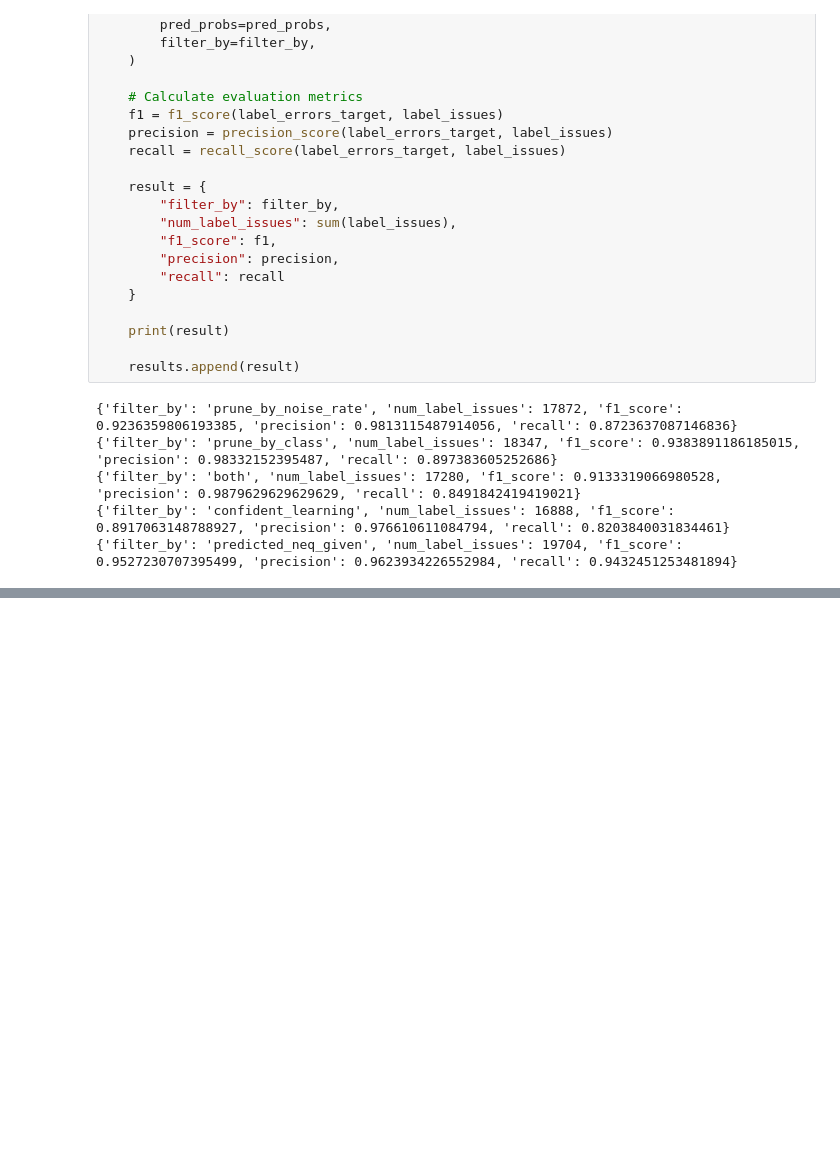
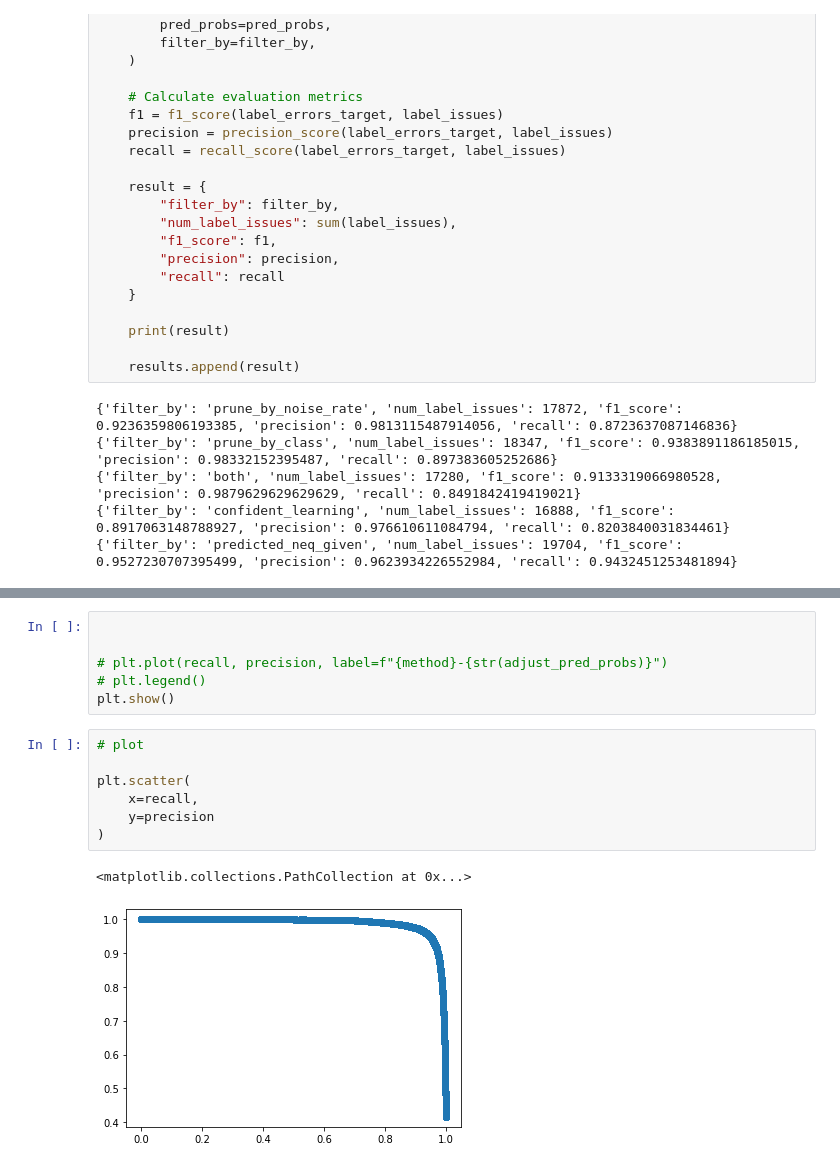
Before and after one commit to cleanlab/label-error-detection-benchmarks, a Jupyter notebook: src/experiments/cifar-10n-worst/3_Evaluate_Scores.ipynb, the cells around one changed output, grey strips where cells are left out. Drawn from its saved outputs; the diff is of its cells as text; blank space fills up the shorter version.

```diff
--- a/src/experiments/cifar-10n-worst/3_Evaluate_Scores.ipynb
+++ b/src/experiments/cifar-10n-worst/3_Evaluate_Scores.ipynb
@@ -290,0 +458,16 @@ Label Error Detection: Evaluating Different filter_by:
+# %%
+
+
+# plt.plot(recall, precision, label=f"{method}-{str(adjust_pred_probs)}")
+# plt.legend()
+plt.show()
+# %%
+# plot
+
+plt.scatter(
+    x=recall,
+    y=precision
+)
+# %% [output]
+<matplotlib.collections.PathCollection at 0x...>
+[figure, added]
```
Also changed, not shown: parts of 15 cells of this notebook, 21 other files.
